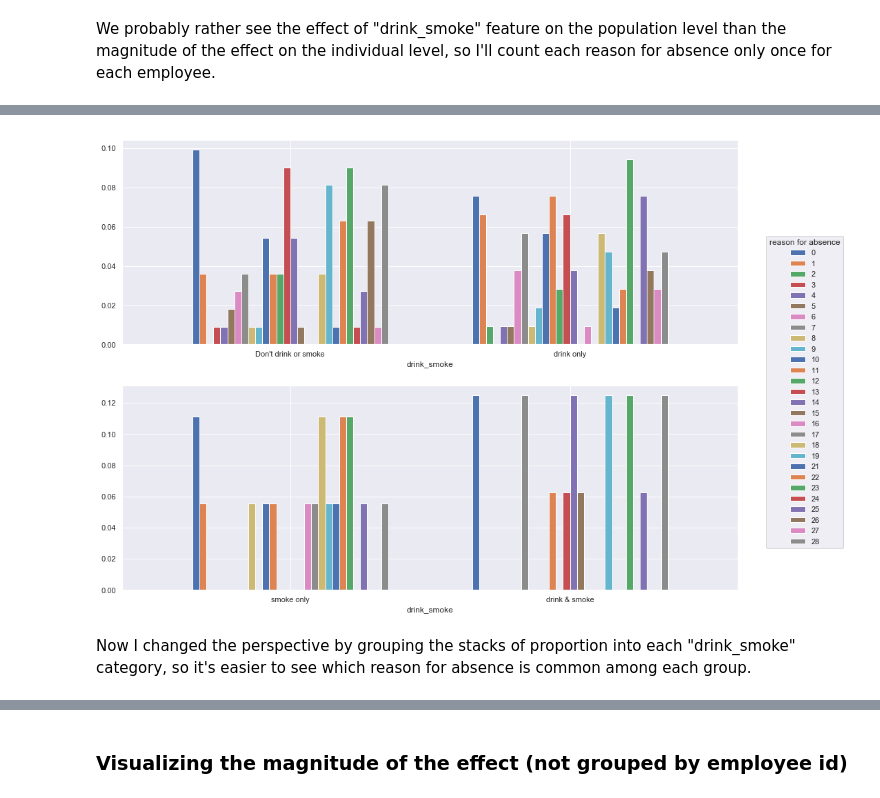
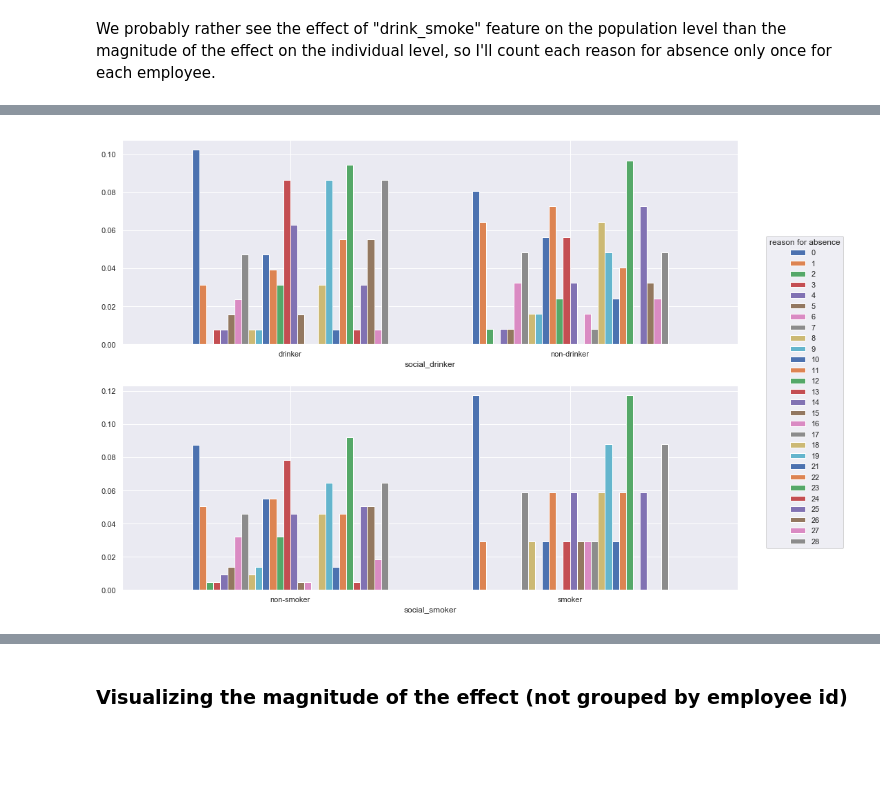
Before and after one commit to chasnew/data-analysis-repository, a Jupyter notebook: Absenteeism at work/Analysis of Absenteeism.ipynb, the cells around one changed output, grey strips where cells are left out. Cells and saved outputs as stored; diff of their text form; code cells hidden in the pictures; blank space fills up the shorter version.

```diff
--- a/Absenteeism at work/Analysis of Absenteeism.ipynb
+++ b/Absenteeism at work/Analysis of Absenteeism.ipynb
@@ -346,3 +375,6 @@ data['drink_smoke'] = data.apply(merge_drink_smoke, axis=1)
+# %%
+data['social_drinker'] = data['social_drinker'].map(lambda x: 'drinker' if x == 1 else 'non_drinker').astype('category')
+data['social_smoker'] = data['social_smoker'].map(lambda x: 'smoker' if x == 1 else 'non_smoker').astype('category')
 # %% [markdown]
 I merged 'social_drinker' and 'social_smoker' features together to see if their interaction would result in a different effect.
 
@@ -396,0 +417,3 @@ This plot shows, given the "drink_smoke" category, the proportion (probability)
+# %%
+grouped_drink = data.groupby(['social_drinker', 'reason_for_absence']).agg({'id': pd.Series.nunique})
+grouped_smoke = data.groupby(['social_smoker', 'reason_for_absence']).agg({'id': pd.Series.nunique})
@@ -397,18 +442,22 @@ This plot shows, given the "drink_smoke" category, the proportion (probability)
 # %%
 fig, axes = plt.subplots(nrows=2, ncols=1)
 fig.set_figwidth(16)
 fig.set_figheight(12)
 
-ax = grouped_ds.unstack('reason_for_absence').fillna(0).apply(density_function, axis=1)[:2].plot.bar(width=0.7, ax=axes[0])
-ax.set_xticklabels(["Don't drink or smoke", 'drink only'], rotation=0)
+tmp_table = grouped_drink.unstack('reason_for_absence').fillna(value=0)
+tmp_table.columns = [col[1] for col in tmp_table.columns]
+
+ax = tmp_table.apply(density_function, axis=1).plot.bar(width=0.7, ax=axes[0])
+ax.set_xticklabels(["drinker", 'non-drinker'], rotation=0)
 ax.legend_.remove()
 
-ax = grouped_ds.unstack('reason_for_absence').fillna(0).apply(density_function, axis=1)[2:].plot.bar(width=0.7, ax=axes[1])
-ax.set_xticklabels(['smoke only', 'drink & smoke'], rotation=0)
+tmp_table = grouped_smoke.unstack('reason_for_absence').fillna(value=0)
+tmp_table.columns = [col[1] for col in tmp_table.columns]
+
+ax = tmp_table.apply(density_function, axis=1).plot.bar(width=0.7, ax=axes[1])
+ax.set_xticklabels(['non-smoker', 'smoker'], rotation=0)
 ax.legend(title='reason for absence', bbox_to_anchor=(1.04,1.75), loc="upper left")
 
 plt.show()
 # %% [output]
-[figure, old version]
+[figure, new version]
-# %% [markdown]
-Now I changed the perspective by grouping the stacks of proportion into each "drink_smoke" category, so it's easier to see which reason for absence is common among each group.
```
Also changed, not shown: parts of 58 cells of this notebook.
